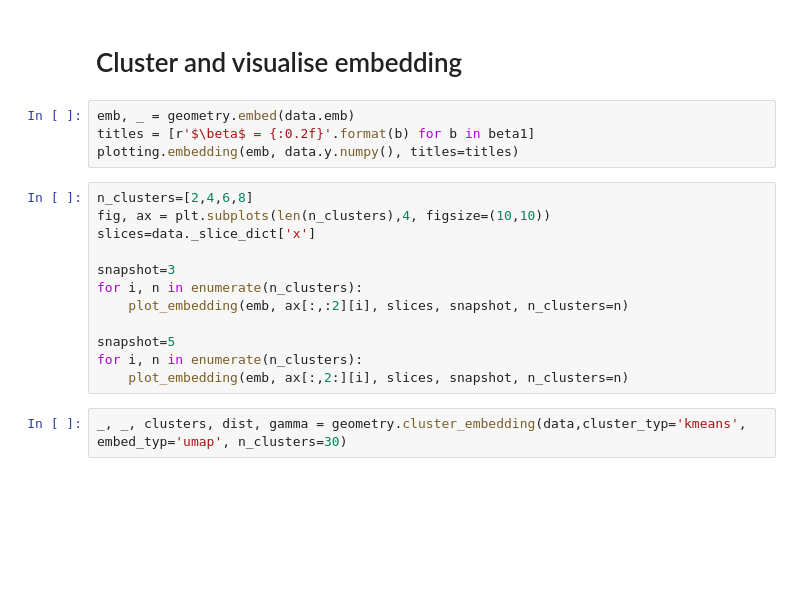
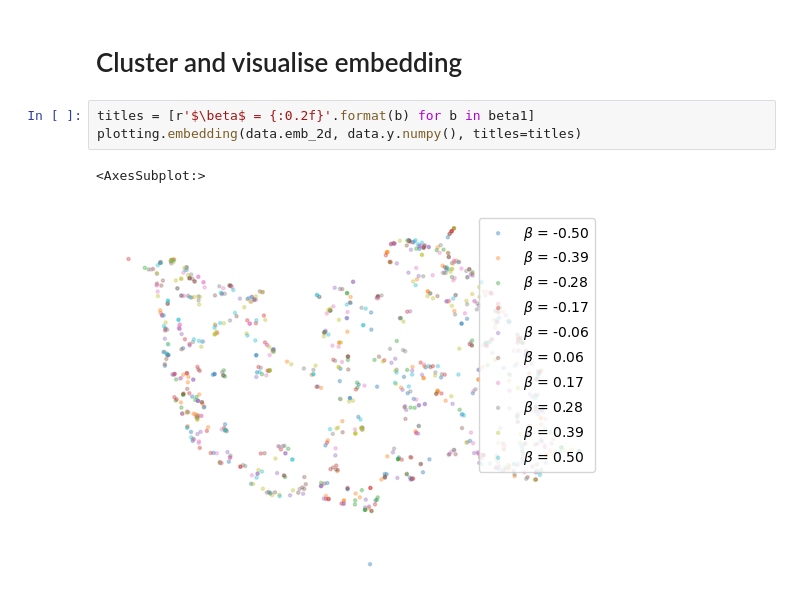
Before and after one commit to agosztolai/MARBLE, a Jupyter notebook: examples/ex_vanderpol.ipynb, the cells around one changed output. Saved outputs shown, nothing was run; the diff lists cells and outputs as text; blank space fills up the shorter version.

```diff
--- a/examples/ex_vanderpol.ipynb
+++ b/examples/ex_vanderpol.ipynb
@@ -145,21 +118,9 @@ plt.imshow(dist)
 # %% [markdown]
 # Cluster and visualise embedding
 # %%
-emb, _ = geometry.embed(data.emb)
 titles = [r'$\beta$ = {:0.2f}'.format(b) for b in beta1]
-plotting.embedding(emb, data.y.numpy(), titles=titles)
+plotting.embedding(data.emb_2d, data.y.numpy(), titles=titles)
+# %% [output]
+<AxesSubplot:>
+[figure, added]
-# %%
-n_clusters=[2,4,6,8]
-fig, ax = plt.subplots(len(n_clusters),4, figsize=(10,10))
-slices=data._slice_dict['x']
-
-snapshot=3
-for i, n in enumerate(n_clusters):
-    plot_embedding(emb, ax[:,:2][i], slices, snapshot, n_clusters=n)
-
-snapshot=5
-for i, n in enumerate(n_clusters):
-    plot_embedding(emb, ax[:,2:][i], slices, snapshot, n_clusters=n)
-# %%
-_, _, clusters, dist, gamma = geometry.cluster_embedding(data,cluster_typ='kmeans', embed_typ='umap', n_clusters=30)
 # %%
```
Also changed, not shown: parts of 12 cells of this notebook.
